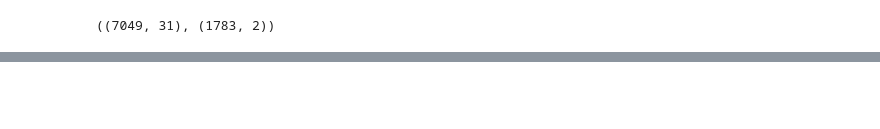
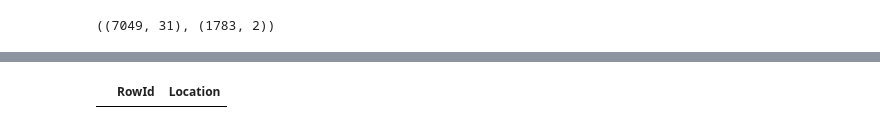
Before and after one commit to MissoumYoucef/Kaggle_Competition, a Jupyter notebook: Facial_Keypoints_Detection.ipynb, the cells around one changed output, grey strips where cells are left out. Drawn from its saved outputs; the diff is of its cells as text; code cells hidden in the pictures; blank space fills up the shorter version.

```diff
--- a/Facial_Keypoints_Detection.ipynb
+++ b/Facial_Keypoints_Detection.ipynb
@@ -206,0 +279,6 @@ submission.to_csv('face_key_detection_submission.csv',index = False)
+# %%
+fd=pd.read_csv('/kaggle/working/face_key_detection_submission.csv')
+# %%
+fd[fd['Location'] > 96]
+# %% [output]
+|  | RowId | Location |
```
Also changed, not shown: parts of 30 cells of this notebook.
